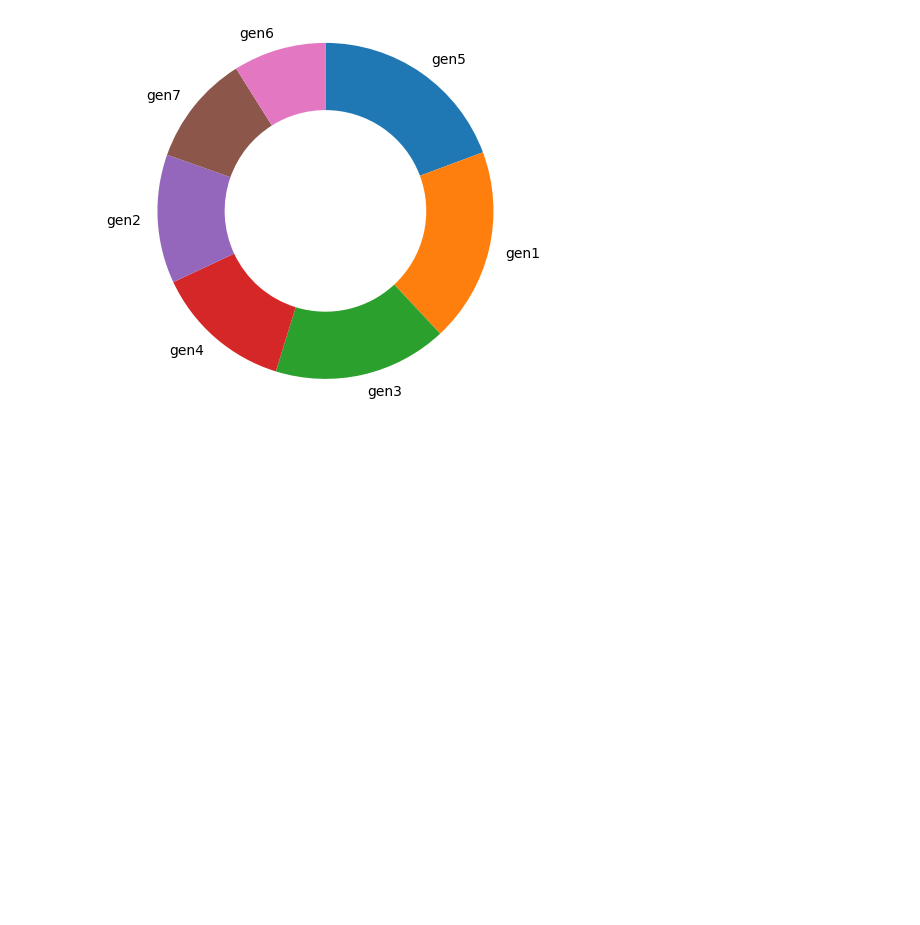
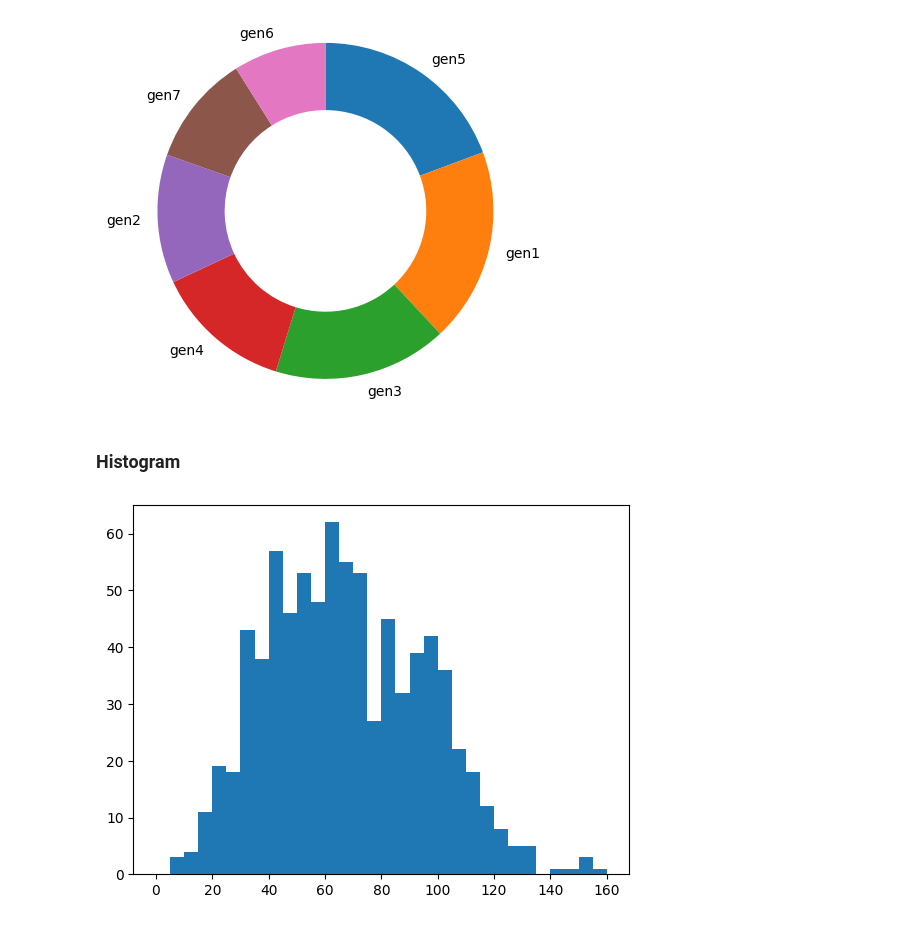
Before and after one commit to Awais-019/matplotlib-seaborn-introduction, a Jupyter notebook: index.ipynb, the cells around one changed output. Drawn from its saved outputs; the diff is of its cells as text; code cells hidden in the pictures; blank space fills up the shorter version.

Commit message:
Histogram

```diff
--- a/index.ipynb
+++ b/index.ipynb
@@ -93,3 +93,10 @@ plt.pie(sorted_count, labels=labels, startangle = 90, counterclock = False, wedg
 plt.axis('square');
 # %% [output]
 [figure]
+# %% [markdown]
+### Histogram
+# %%
+bins = np.arange(0, pokemon['speed'].max()+5, 5)
+plt.hist(data=pokemon, x='speed', bins=bins);
+# %% [output]
+[figure, added]
```
Also changed, not shown: parts of 1 cell of this notebook.
